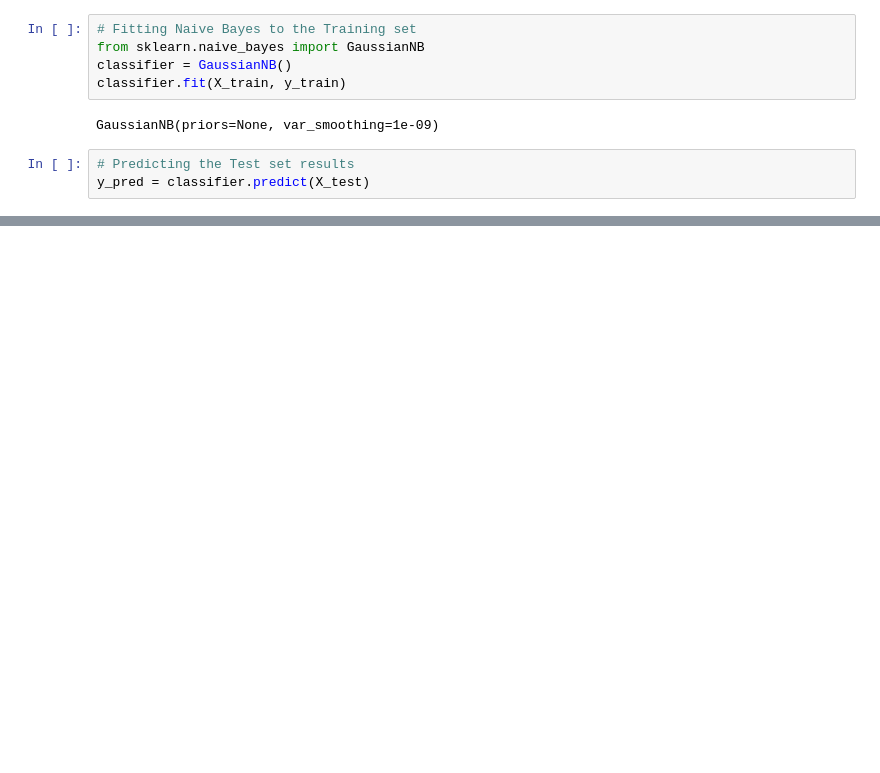
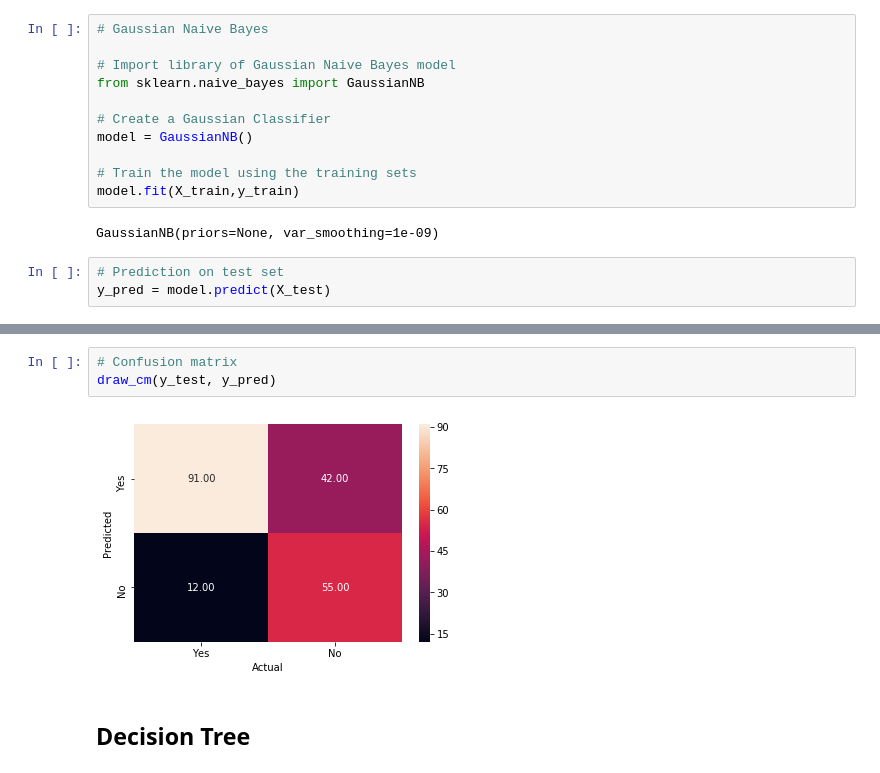
Before and after one commit to shreayan98c/NLP-Demo, a Jupyter notebook: NLPDemo.ipynb, the cells around one changed output, grey strips where cells are left out. Saved outputs shown, nothing was run; the diff lists cells and outputs as text; blank space fills up the shorter version.

```diff
--- a/NLPDemo.ipynb
+++ b/NLPDemo.ipynb
@@ -76,10 +123,16 @@ X_train, X_test, y_train, y_test = train_test_split(X, y, test_size = 0.20, rand
 # %%
-# Fitting Naive Bayes to the Training set
+# Gaussian Naive Bayes
+
+# Import library of Gaussian Naive Bayes model
 from sklearn.naive_bayes import GaussianNB
-classifier = GaussianNB()
-classifier.fit(X_train, y_train)
+
+# Create a Gaussian Classifier
+model = GaussianNB()
+
+# Train the model using the training sets
+model.fit(X_train,y_train)
 # %% [output]
 GaussianNB(priors=None, var_smoothing=1e-09)
 # %%
-# Predicting the Test set results
-y_pred = classifier.predict(X_test)
+# Prediction on test set
+y_pred = model.predict(X_test)
@@ -85,0 +149,7 @@ y_pred = classifier.predict(X_test)
+# %%
+# Confusion matrix
+draw_cm(y_test, y_pred)
+# %% [output]
+[figure, added]
+# %% [markdown]
+## Decision Tree
```
Also changed, not shown: parts of 32 cells of this notebook.
